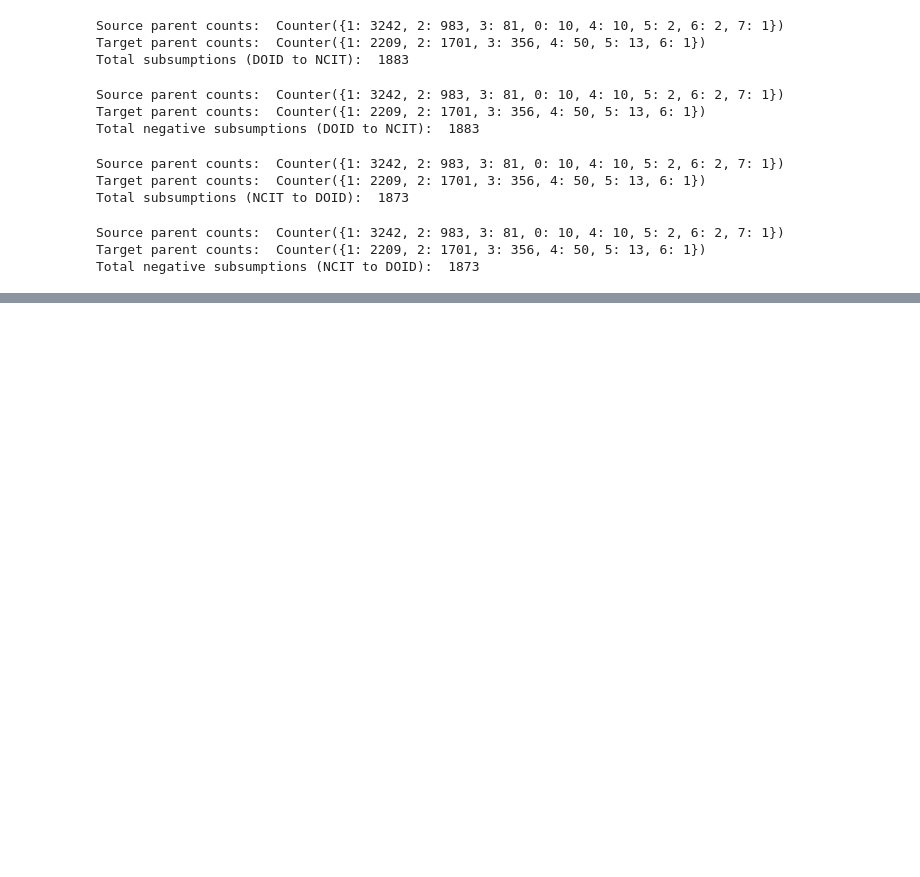
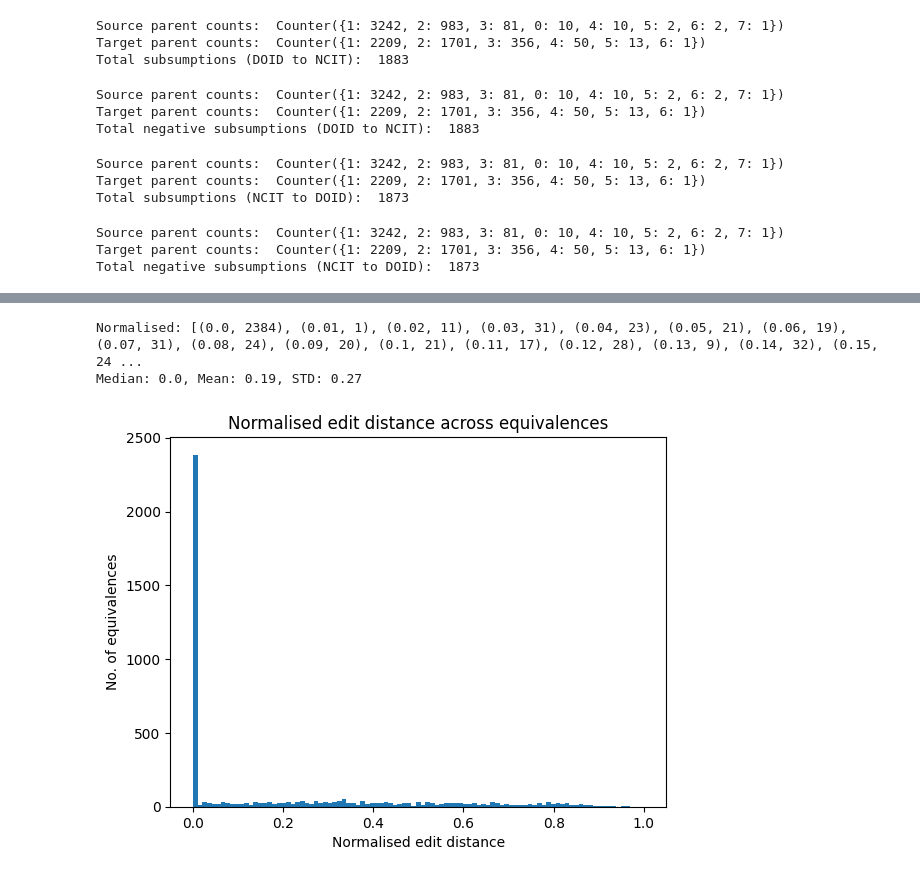
Before and after one commit to stellaevat/ontology-mapping, a Jupyter notebook: colabs/load_and_extract.ipynb, the cells around one changed output, grey strips where cells are left out. Cells and saved outputs as stored; diff of their text form; code cells hidden in the pictures; blank space fills up the shorter version.

```diff
--- a/colabs/load_and_extract.ipynb
+++ b/colabs/load_and_extract.ipynb
@@ -158,0 +195,11 @@ write_mappings(neg_ncit_to_doid_subs, "neg_subs_ncit2doid.csv")
+# %%
+plt.hist(normalised, bins=len(norm_distribution))
+plt.xlabel("Normalised edit distance")
+plt.ylabel("No. of equivalences")
+plt.title("Normalised edit distance across equivalences")
+print("Normalised:", sorted(norm_distribution.items(), key=lambda x:x[0]))
+print(f"Median: {np.median(normalised)}, Mean: {np.mean(normalised):.2f}, STD: {np.std(normalised):.2f}")
+# %% [output]
+Normalised: [(0.0, 2384), (0.01, 1), (0.02, 11), (0.03, 31), (0.04, 23), (0.05, 21), (0.06, 19), (0.07, 31), (0.08, 24), (0.09, 20), (0.1, 21), (0.11, 17), (0.12, 28), (0.13, 9), (0.14, 32), (0.15, 24 ...
+Median: 0.0, Mean: 0.19, STD: 0.27
+[figure, added]
```
Also changed, not shown: parts of 28 cells of this notebook.
